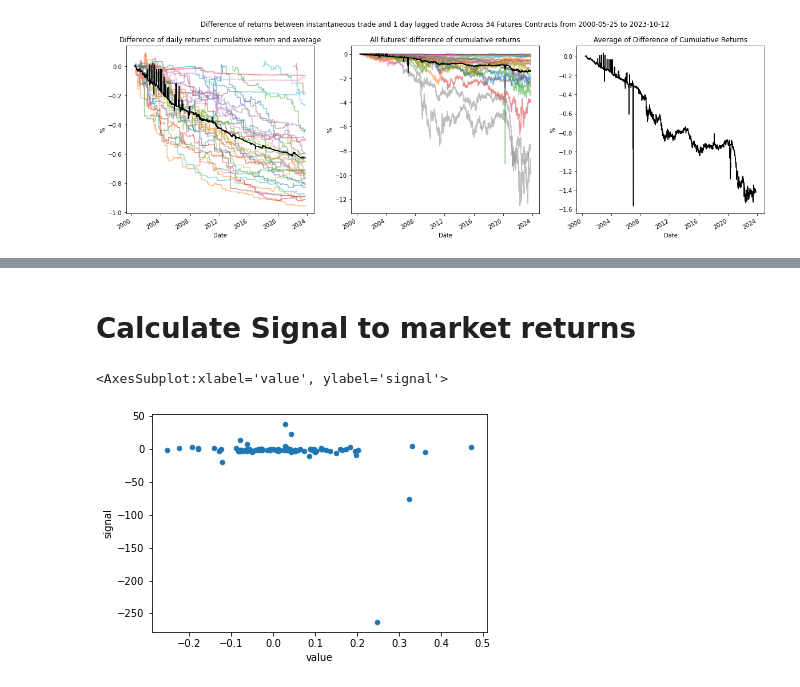
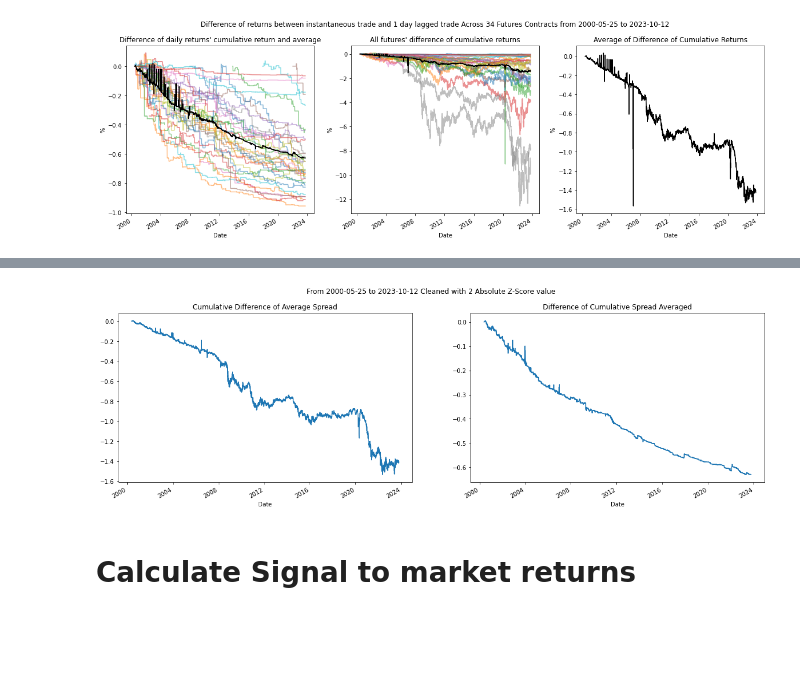
Before and after one commit to diegodalvarez/TrendisNotDead, a Jupyter notebook: TrendisNotDead.ipynb, the cells around one changed output, grey strips where cells are left out. Saved outputs shown, nothing was run; the diff lists cells and outputs as text; code cells hidden in the pictures; blank space fills up the shorter version.

```diff
--- a/TrendisNotDead.ipynb
+++ b/TrendisNotDead.ipynb
@@ -139,2 +189,28 @@ plt.show()
+# %%
+cols = df_z_score.variable.drop_duplicates().to_list()
+col_renamer = {
+    "diff_avg_cum": "Cumulative Difference of Average Spread",
+    "diff_cum_avg": "Difference of Cumulative Spread Averaged"}
+
+fig, axes = plt.subplots(ncols = len(cols), figsize = (20,6))
+
+for i, col in enumerate(cols):
+
+
+    (df_z_score[
+        ["Date", "variable", "replace_value"]].
+        query("variable == @col").
+        pivot(index = "Date", columns = "variable", values = "replace_value").
+        plot(
+            ax = axes[i],
+            legend = False,
+            title = col_renamer[col]))
+
+fig.suptitle("From {} to {} Cleaned with 2 Absolute Z-Score value".format(
+    df_plot.index.min().date(),
+    df_plot.index.max().date()))
+plt.show()
+# %% [output]
+[figure, added]
 # %% [markdown]
 # Calculate Signal to market returns
@@ -162,5 +216,0 @@ df_signal = (df_stats.drop(
-# %%
-df_signal.query("ticker == 'CC=F'").plot(kind = "scatter", x = "value", y = "signal")
-# %% [output]
-<AxesSubplot:xlabel='value', ylabel='signal'>
-[figure, removed]
```
Also changed, not shown: parts of 9 cells of this notebook.
